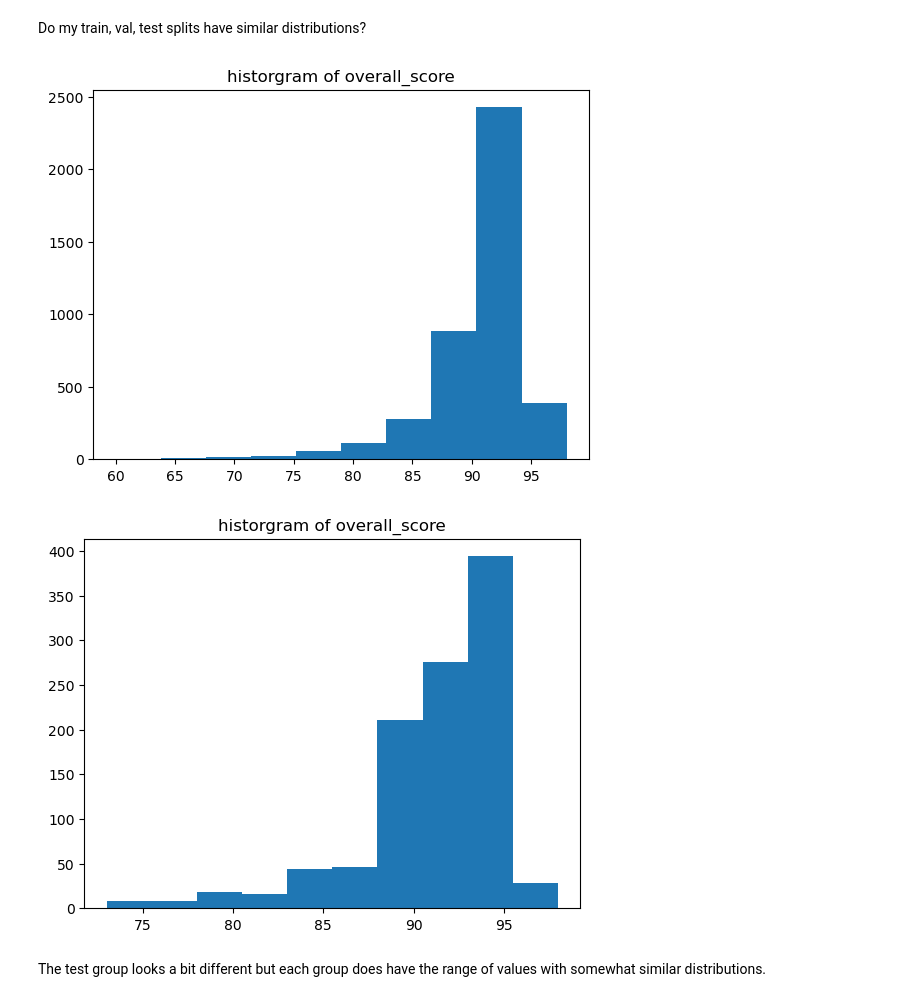
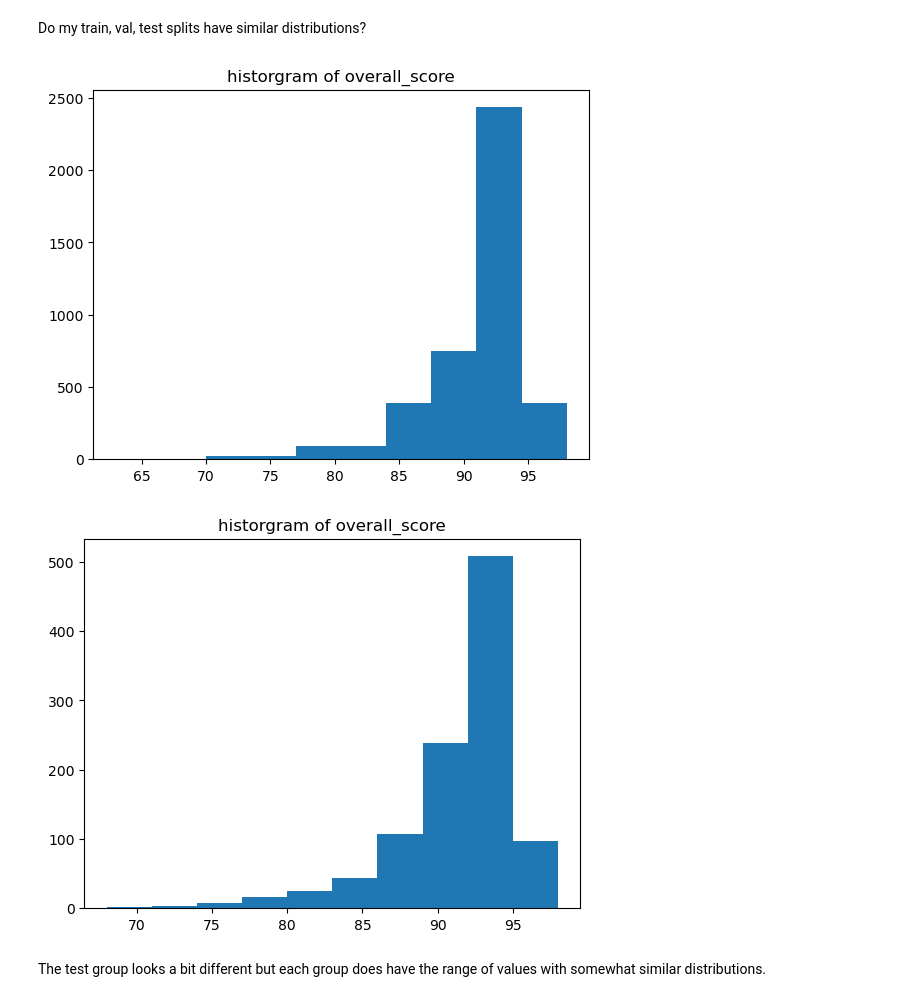
Before and after one commit to KMere21/capstone, a Jupyter notebook: Capstone_Project_Part_6_Text_Tokenizing.ipynb, the cells around one changed output. Saved outputs shown, nothing was run; the diff lists cells and outputs as text; code cells hidden in the pictures.

```diff
--- a/Capstone_Project_Part_6_Text_Tokenizing.ipynb
+++ b/Capstone_Project_Part_6_Text_Tokenizing.ipynb
@@ -167,11 +217,11 @@ target = `overall_score`
 # %%
-X = coffee.drop('overall_score', axis = 1)
+X = coffee.drop(['overall_score', 'overall_cat'], axis = 1)
 # %%
 X.shape
 # %% [output]
 (6554, 18)
 # %%
-y = coffee['overall_score']
+y = coffee[['overall_score','overall_cat']]
 # %%
 y.shape
 # %% [output]
@@ -199,8 +246,8 @@ plt.show()
 # %%
 #create train/test split, using 20% given dataset size
 
-X_train, X_test, y_train, y_test = train_test_split(X, y, test_size=0.2)
+X_train, X_test, y_train, y_test = train_test_split(X, y, stratify = y['overall_cat'], test_size=0.2)
 # %%
 #create train/validate split, using 20% given dataset size
 
-X_remain, X_val, y_remain, y_val = train_test_split(X_train, y_train, test_size=0.2)
+X_remain, X_val, y_remain, y_val = train_test_split(X_train, y_train, stratify = y_train['overall_cat'], test_size=0.2)
@@ -241,19 +290,19 @@ Do my train, val, test splits have similar distributions?
 # %%
 #plot y val distribution
 plt.figure()
-plt.hist(y_remain)
+plt.hist(y_remain['overall_score'])
 plt.title('historgram of overall_score')
 plt.show()
 # %% [output]
-[figure, old version]
+[figure, new version]
 # %%
 #plot y val distribution
 plt.figure()
-plt.hist(y_val)
+plt.hist(y_val['overall_score'])
 plt.title('historgram of overall_score')
 plt.show()
 # %% [output]
-[figure, old version]
+[figure, new version]
 # %% [markdown]
 The test group looks a bit different but each group does have the range of values with somewhat similar distributions.
 # %%
```
Also changed, not shown: parts of 78 cells of this notebook, 3 other files.
